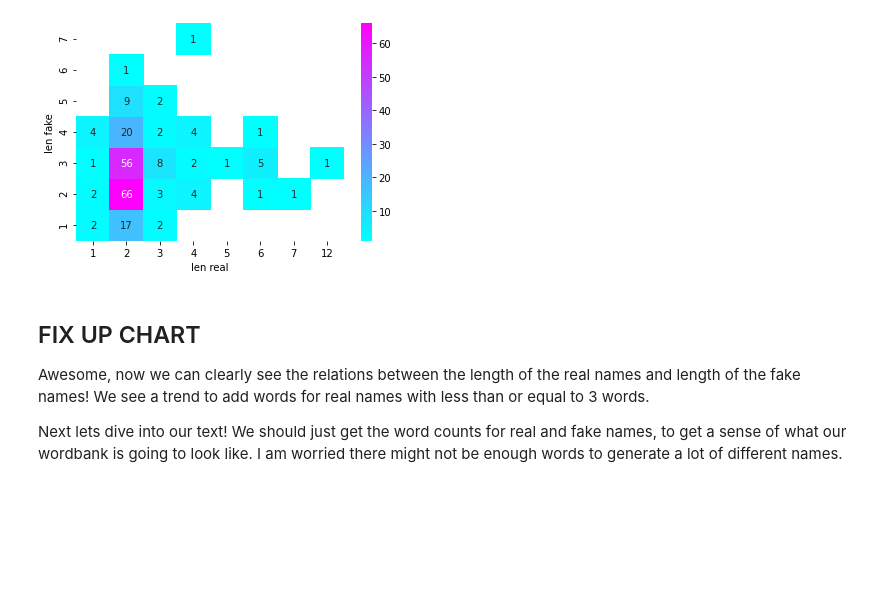
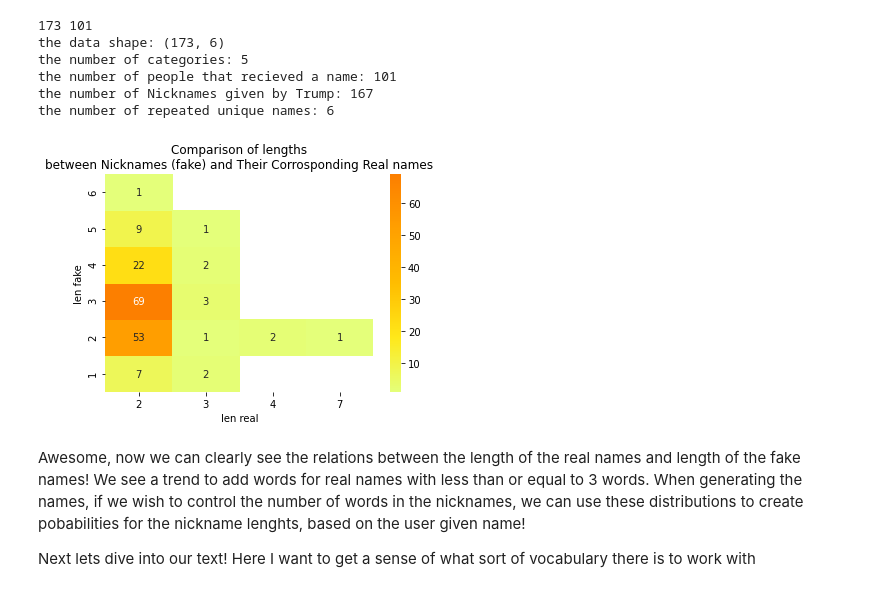
Before and after one commit to Alexander-Kahanek/trump_nickname_gen, a Jupyter notebook: intial_analysis.ipynb, the cells around one changed output. Cells and saved outputs as stored; diff of their text form; code cells hidden in the pictures; blank space fills up the shorter version.

```diff
--- a/intial_analysis.ipynb
+++ b/intial_analysis.ipynb
@@ -1,4 +28,5 @@
 # %%
+# packages
 import pandas as pd
 import seaborn as sns
 from wordcloud import WordCloud
@@ -7,6 +35,13 @@ import re
 
 raw = pd.read_csv('trump.nicknames.wikipedia.csv')
 
+# categories I want to keep for visualizations and training
+# although all groups might serve better as there is already a low amount of data
+people_groups = ['domestic political figures', 'foreign leaders', 'media figures','groups of people', 'other people']
+
+# filter for categories in the list
+raw = raw[raw['category'].isin(people_groups)]
+
 raw.head()
 # %% [output]
 |  | fake | real | notes | category |
@@ -22,14 +70,25 @@ The first thing I notice is that the fake names have reference numbers next to t
 # %%
+# defining two functions,
+# get_row() will take information and create a row,
+# then clean is used to clean the strings
 def clean(name):
     '''cleans the given name of special chs and lowers'''
     # deletes reference tag and lowers
     name = name[0:name.find('[')].lower()
-    # keeps any values inside the []
-    return re.sub(r"[^a-z0-9%'.-]", " ", name)
+    # replaces everything but whats in the string with a space
+    name = re.sub(r"[^a-z0-9%'.]", " ", name)
+    name = re.sub(r"[^a-z0-9% ]", "", name) # replace with null
+
+    if name[0] == ' ': # no leading spaces
+        name = name[1:]
+
+    return name
 
 def get_row(fake, row):
     '''takes info and reproduces a row'''
+    # pull data from row
     i, f, real, notes, category = row
+
     return {
         "fake name": clean(fake),
         "real name": str(real).lower(),
@@ -39,6 +98,7 @@ def get_row(fake, row):
         "notes": str(notes).lower()
     }
 
+# flattening the listed nicknames
 cleanDF = pd.DataFrame([get_row(fake, row) # returns dictionary obj
                         for row in raw.itertuples()
                         for fake in str(row[1]).split('/')])
@@ -58,14 +124,32 @@ As we can see with the head, most special characters are removed, everything is
+# %%
+# printing stats
+print(len(cleanDF["fake name"].index), len(cleanDF["real name"].unique()))
+print(f'the data shape: {cleanDF.shape}')
+print(f'the number of categories: {len(cleanDF["category"].unique())}')
+print(f'the number of people that recieved a name: {len(cleanDF["real name"].unique())}')
+print(f'the number of Nicknames given by Trump: {len(cleanDF["fake name"].unique())}')
+print(f'the number of repeated unique names: {len(cleanDF["fake name"].index) - len(cleanDF["fake name"].unique())}')
+# %% [output]
+173 101
+the data shape: (173, 6)
+the number of categories: 5
+the number of people that recieved a name: 101
+the number of Nicknames given by Trump: 167
+the number of repeated unique names: 6
 # %%
+# creating a new column to just rename it easily
 cleanDF['count'] = 1
+# counting the number of relations between the lengths of words
 counts = cleanDF.groupby(['len real', 'len fake']).agg({'count':'count'}).reset_index()
 
-ax = sns.heatmap(counts.pivot_table(columns='len real', index='len fake', values='count'), annot=True, cmap='cool')
+# graphing
+ax = sns.heatmap(counts.pivot_table(columns='len real', index='len fake', values='count'), annot=True, cmap='Wistia')
 ax.invert_yaxis()
+plt.title('Comparison of lengths\nbetween Nicknames (fake) and Their Corrosponding Real names')
+plt.show()
 # %% [output]
-[figure, old version]
+[figure, new version]
 # %% [markdown]
-FIX UP CHART
-------------------------------------------------
-Awesome, now we can clearly see the relations between the length of the real names and length of the fake names! We see a trend to add words for real names with less than or equal to 3 words.
+Awesome, now we can clearly see the relations between the length of the real names and length of the fake names! We see a trend to add words for real names with less than or equal to 3 words. When generating the names, if we wish to control the number of words in the nicknames, we can use these distributions to create pobabilities for the nickname lenghts, based on the user given name!
 
-Next lets dive into our text! We should just get the word counts for real and fake names, to get a sense of what our wordbank is going to look like. I am worried there might not be enough words to generate a lot of different names.
+Next lets dive into our text! Here I want to get a sense of what sort of vocabulary there is to work with
```
Also changed, not shown: parts of 17 cells of this notebook, 6 other files.
